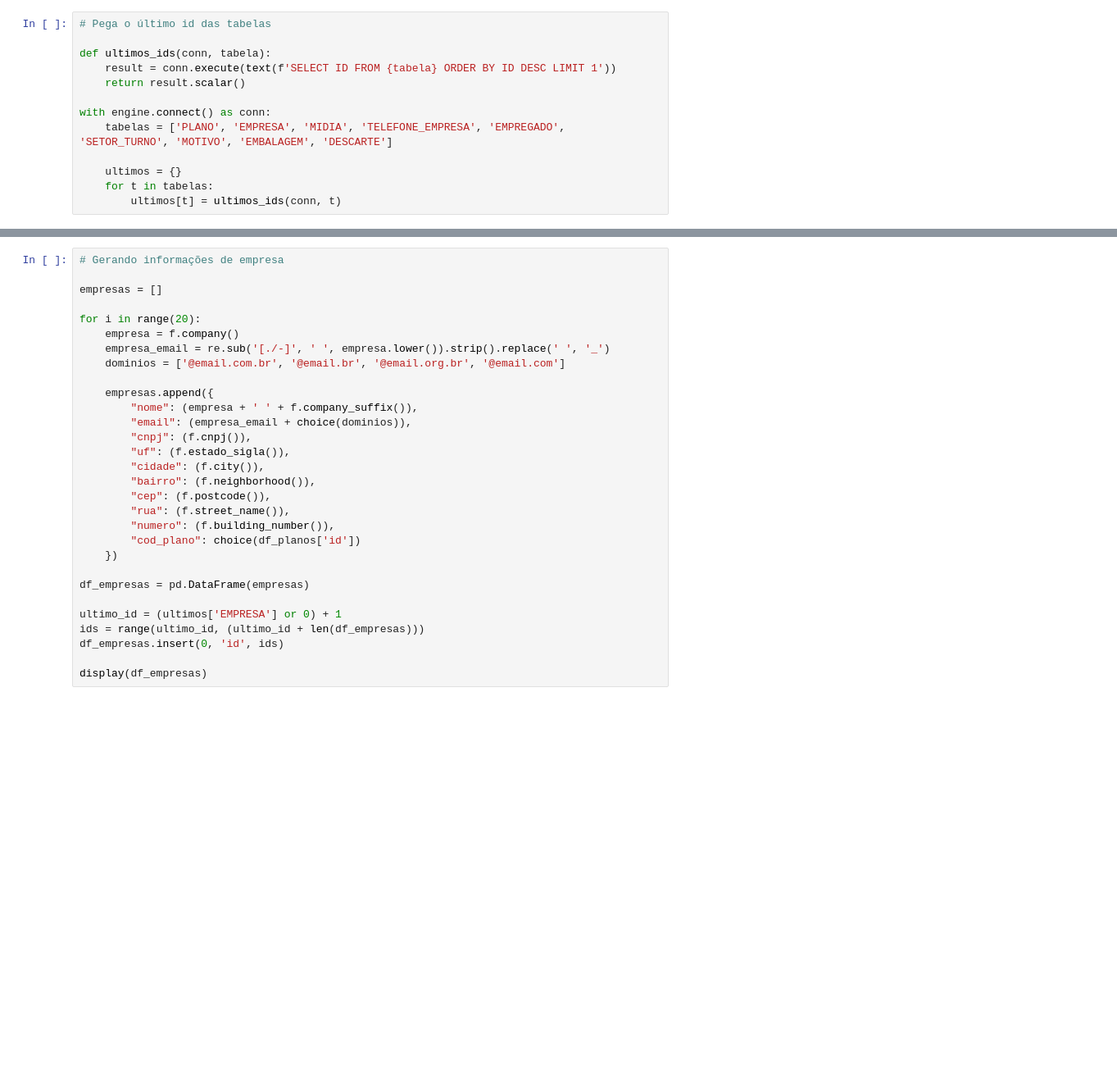
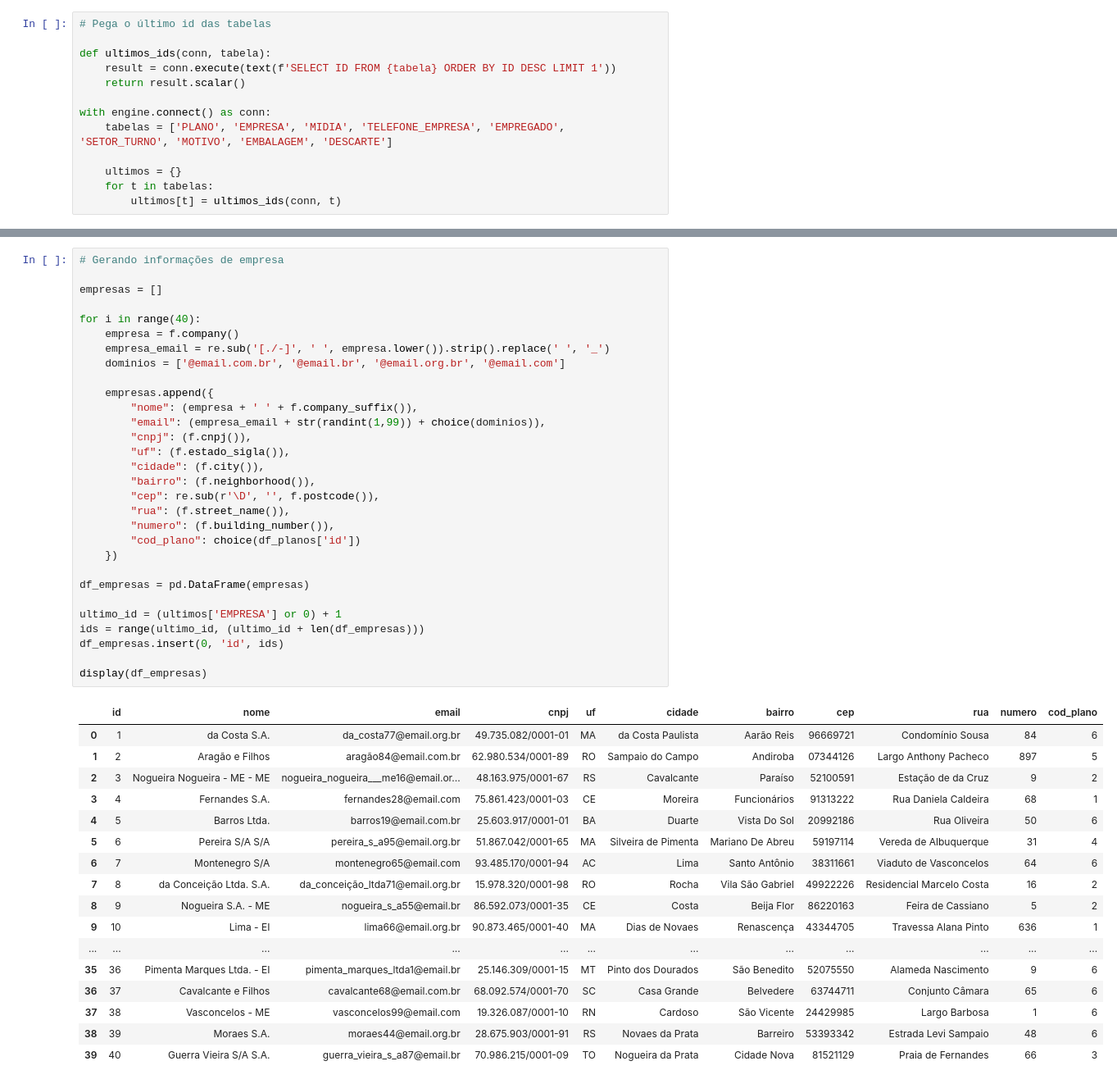
Before and after one commit to involucrebrasil/InvolucreSQL, a Jupyter notebook: sql/db_involucre/dataload/dataload_faker.ipynb, the cells around one changed output, grey strips where cells are left out. Shown at 82% size. Cells and saved outputs as stored; diff of their text form; blank space fills up the shorter version.

```diff
--- a/sql/db_involucre/dataload/dataload_faker.ipynb
+++ b/sql/db_involucre/dataload/dataload_faker.ipynb
@@ -89,33 +97,51 @@ display(df_planos)
 # %%
 # Gerando informações de empresa
 
 empresas = []
 
-for i in range(20):
+for i in range(40):
     empresa = f.company()
     empresa_email = re.sub('[./-]', ' ', empresa.lower()).strip().replace(' ', '_')
     dominios = ['@email.com.br', '@email.br', '@email.org.br', '@email.com']
 
     empresas.append({
         "nome": (empresa + ' ' + f.company_suffix()),
-        "email": (empresa_email + choice(dominios)),
+        "email": (empresa_email + str(randint(1,99)) + choice(dominios)),
         "cnpj": (f.cnpj()),
         "uf": (f.estado_sigla()),
         "cidade": (f.city()),
         "bairro": (f.neighborhood()),
-        "cep": (f.postcode()),
+        "cep": re.sub(r'\D', '', f.postcode()),
         "rua": (f.street_name()),
         "numero": (f.building_number()),
         "cod_plano": choice(df_planos['id'])
     })
 
 df_empresas = pd.DataFrame(empresas)
 
 ultimo_id = (ultimos['EMPRESA'] or 0) + 1
 ids = range(ultimo_id, (ultimo_id + len(df_empresas)))
 df_empresas.insert(0, 'id', ids)
 
 display(df_empresas)
+# %% [output]
+|  | id | nome | email | cnpj | uf | cidade | bairro | cep | rua | numero | cod_plano |
+| 0 | 1 | da Costa S.A. | da_costa77@email.org.br | 49.735.082/0001-01 | MA | da Costa Paulista | Aarão Reis | 96669721 | Condomínio Sousa | 84 | 6 |
+| 1 | 2 | Aragão e Filhos | aragão84@email.com.br | 62.980.534/0001-89 | RO | Sampaio do Campo | Andiroba | 07344126 | Largo Anthony Pacheco | 897 | 5 |
+| 2 | 3 | Nogueira Nogueira - ME - ME | nogueira_nogueira___me16@email.or... | 48.163.975/0001-67 | RS | Cavalcante | Paraíso | 52100591 | Estação de da Cruz | 9 | 2 |
+| 3 | 4 | Fernandes S.A. | fernandes28@email.com | 75.861.423/0001-03 | CE | Moreira | Funcionários | 91313222 | Rua Daniela Caldeira | 68 | 1 |
+| 4 | 5 | Barros Ltda. | barros19@email.com.br | 25.603.917/0001-01 | BA | Duarte | Vista Do Sol | 20992186 | Rua Oliveira | 50 | 6 |
+| 5 | 6 | Pereira S/A S/A | pereira_s_a95@email.org.br | 51.867.042/0001-65 | MA | Silveira de Pimenta | Mariano De Abreu | 59197114 | Vereda de Albuquerque | 31 | 4 |
+| 6 | 7 | Montenegro S/A | montenegro65@email.com | 93.485.170/0001-94 | AC | Lima | Santo Antônio | 38311661 | Viaduto de Vasconcelos | 64 | 6 |
+| 7 | 8 | da Conceição Ltda. S.A. | da_conceição_ltda71@email.org.br | 15.978.320/0001-98 | RO | Rocha | Vila São Gabriel | 49922226 | Residencial Marcelo Costa | 16 | 2 |
+| 8 | 9 | Nogueira S.A. - ME | nogueira_s_a55@email.br | 86.592.073/0001-35 | CE | Costa | Beija Flor | 86220163 | Feira de Cassiano | 5 | 2 |
+| 9 | 10 | Lima - EI | lima66@email.org.br | 90.873.465/0001-40 | MA | Dias de Novaes | Renascença | 43344705 | Travessa Alana Pinto | 636 | 1 |
+| ... | ... | ... | ... | ... | ... | ... | ... | ... | ... | ... | ... |
+| 35 | 36 | Pimenta Marques Ltda. - EI | pimenta_marques_ltda1@email.br | 25.146.309/0001-15 | MT | Pinto dos Dourados | São Benedito | 52075550 | Alameda Nascimento | 9 | 6 |
+| 36 | 37 | Cavalcante e Filhos | cavalcante68@email.com.br | 68.092.574/0001-70 | SC | Casa Grande | Belvedere | 63744711 | Conjunto Câmara | 65 | 6 |
+| 37 | 38 | Vasconcelos - ME | vasconcelos99@email.com | 19.326.087/0001-10 | RN | Cardoso | São Vicente | 24429985 | Largo Barbosa | 1 | 6 |
+| 38 | 39 | Moraes S.A. | moraes44@email.org.br | 28.675.903/0001-91 | RS | Novaes da Prata | Barreiro | 53393342 | Estrada Levi Sampaio | 48 | 6 |
+| 39 | 40 | Guerra Vieira S/A S.A. | guerra_vieira_s_a87@email.br | 70.986.215/0001-09 | TO | Nogueira da Prata | Cidade Nova | 81521129 | Praia de Fernandes | 66 | 3 |
 # %%
 # Gerando informações de mídia
 
```
Also changed, not shown: parts of 11 cells of this notebook, 5 other files.
